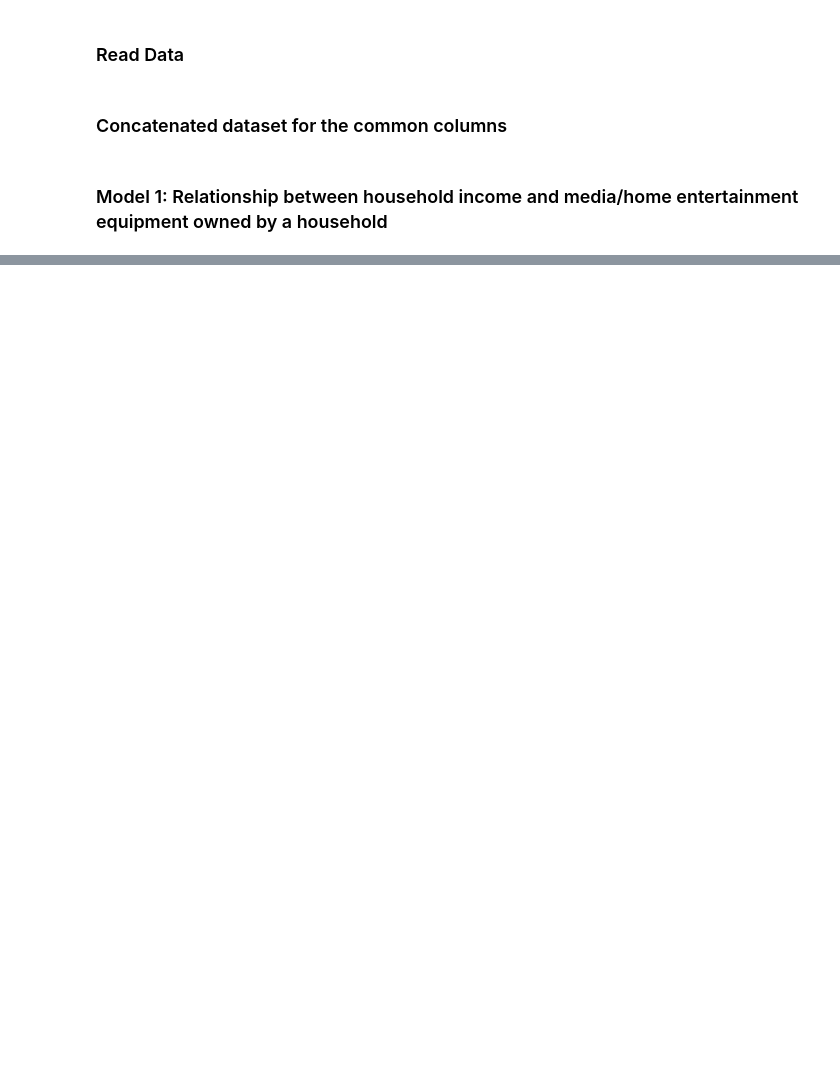
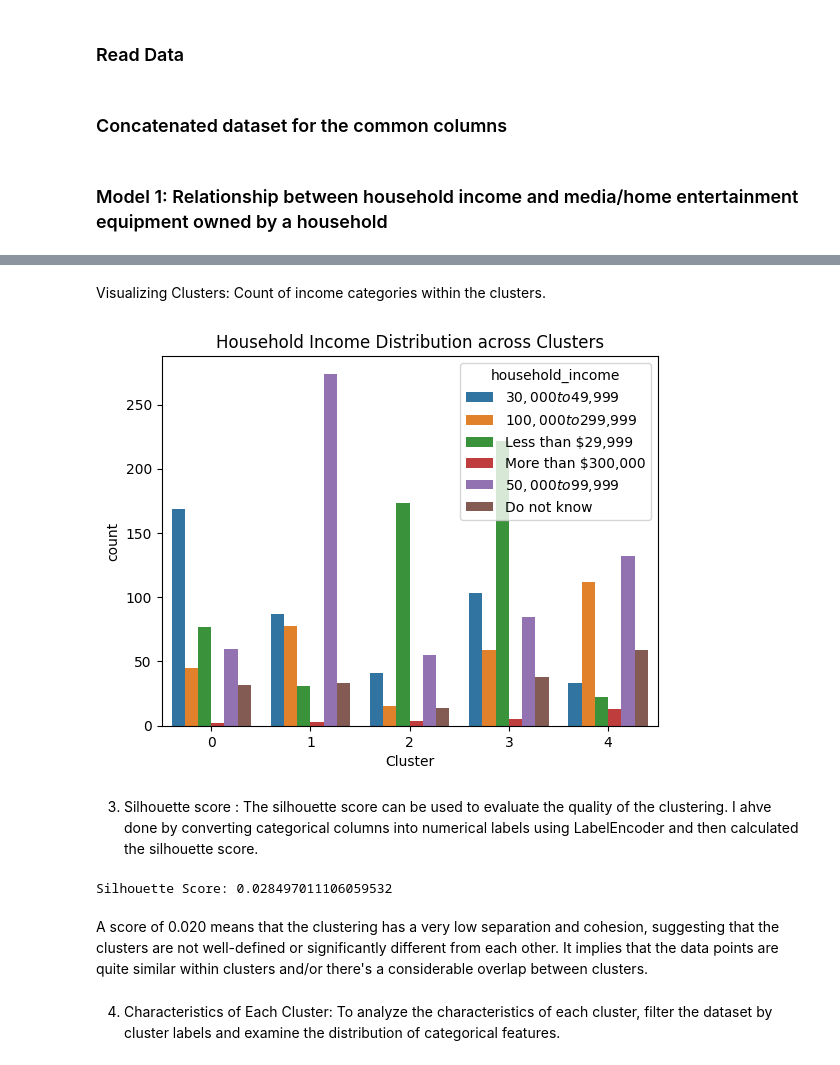
Before and after one commit to aarohikapadia/DSPM_Final_Project, a Jupyter notebook: Modeling_1_AK.ipynb, the cells around one changed output, grey strips where cells are left out. Drawn from its saved outputs; the diff is of its cells as text; code cells hidden in the pictures; blank space fills up the shorter version.

Commit message:
Update Modeling_1_AK.ipynb
- Changed Kmeans to Kmodes
- Kmodes with income, equipment and region
- Added visualizations for cluster profiles

```diff
--- a/Modeling_1_AK.ipynb
+++ b/Modeling_1_AK.ipynb
@@ -55,7 +56,8 @@ df1 = df1.rename(columns={"Q6 - Into which of the following categories does your
                         "Q8 - Which of the following media or home entertainment equipment does your household own?-Smart glasses":"SmartGlasses_owned",
                         "Q8 - Which of the following media or home entertainment equipment does your household own?-3D printer":"3DPrinter_owned",
                         "Q8 - Which of the following media or home entertainment equipment does your household own?-None of the above":"None_owned",
-                        "Q8 - Which of the following media or home entertainment equipment does your household own?-Don't Know":"DontKnow_owned"})
+                        "Q8 - Which of the following media or home entertainment equipment does your household own?-Don't Know":"DontKnow_owned",
+                        "region - Region":"resident_state"})
 
 #df1.columns
 # %%
@@ -105,11 +101,25 @@ See the caveats in the documentation: https://pandas.pydata.org/pandas-docs/stab
 # %%
-# Standardizing data
-scaler = StandardScaler()
-scaled_data = scaler.fit_transform(income_equipment_data)
+# # Standardizing data
+# scaler = StandardScaler()
+# scaled_data = scaler.fit_transform(income_equipment_data)
 
-# K-means clustering
-kmeans = KMeans(n_clusters=5, random_state=42)
-cluster_labels = kmeans.fit_predict(scaled_data)
+# # K-means clustering
+# kmeans = KMeans(n_clusters=5, random_state=42)
+# cluster_labels = kmeans.fit_predict(scaled_data)
 
-# Add the cluster labels
-income_equipment_data['Cluster'] = cluster_labels
+# # Add the cluster labels
+# income_equipment_data['Cluster'] = cluster_labels
+
+income_equipment = income_equipment_data.copy()
+
+# Initializing KModes clustering
+k_modes = KModes(n_clusters=5, init='Huang', n_init=5, verbose=1)
+
+# Fitting the data
+clusters = k_modes.fit_predict(income_equipment)
+
+# Adding cluster labels to the original DataFrame
+income_equipment['Cluster'] = clusters
+
+# Cluster distribution
+print(income_equipment['Cluster'].value_counts())
@@ -115,0 +174,42 @@ income_equipment_data['Cluster'] = cluster_labels
+# %% [markdown]
+Visualizing Clusters:
+Count of income categories within the clusters.
+# %%
+import seaborn as sns
+import matplotlib.pyplot as plt
+
+sns.countplot(x='Cluster', hue='household_income', data=income_equipment)  # We can change the coloumn visualzied here
+plt.title('Household Income Distribution across Clusters')
+plt.show()
+# %% [output]
+[figure, added]
+# %% [markdown]
+3. Silhouette score :
+The silhouette score can be used to evaluate the quality of the clustering. I ahve done by converting categorical columns into numerical labels using LabelEncoder and then calculated the silhouette score.
+# %%
+from sklearn.preprocessing import LabelEncoder
+from sklearn.metrics import silhouette_score
+
+# Initialize a label encoder
+label_encoder = LabelEncoder()
+
+# Encode categorical columns
+encoded_data = income_equipment.copy()
+
+for column in encoded_data.columns:
+    if encoded_data[column].dtype == 'object':
+        encoded_data[column] = label_encoder.fit_transform(encoded_data[column])
+
+# Drop the 'Cluster' column to avoid leakage in silhouette score calculation
+encoded_data.drop('Cluster', axis=1, inplace=True)
+
+# Calculate silhouette score
+silhouette_avg = silhouette_score(encoded_data, clusters)
+print(f"Silhouette Score: {silhouette_avg}")
+# %% [output]
+Silhouette Score: 0.028497011106059532
+# %% [markdown]
+A score of 0.020 means that the clustering has a very low separation and cohesion, suggesting that the clusters are not well-defined or significantly different from each other. It implies that the data points are quite similar within clusters and/or there's a considerable overlap between clusters.
+# %% [markdown]
+4. Characteristics of Each Cluster:
+To analyze the characteristics of each cluster, filter the dataset by cluster labels and examine the distribution of categorical features.
```
Also changed, not shown: parts of 25 cells of this notebook.
